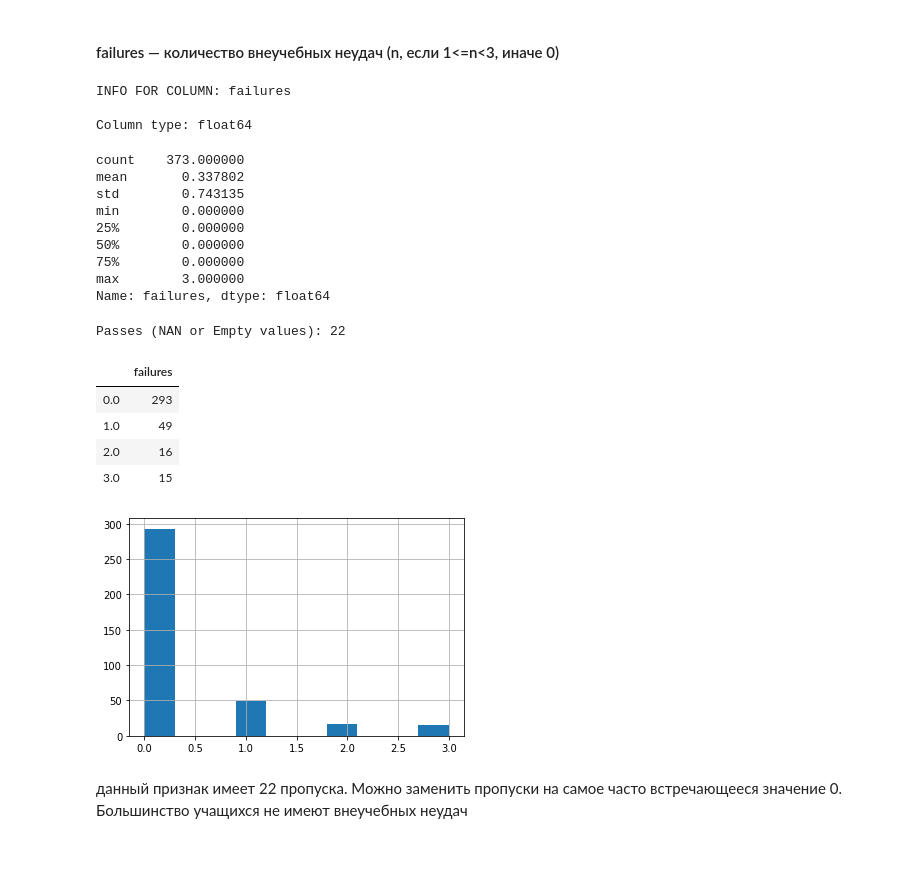
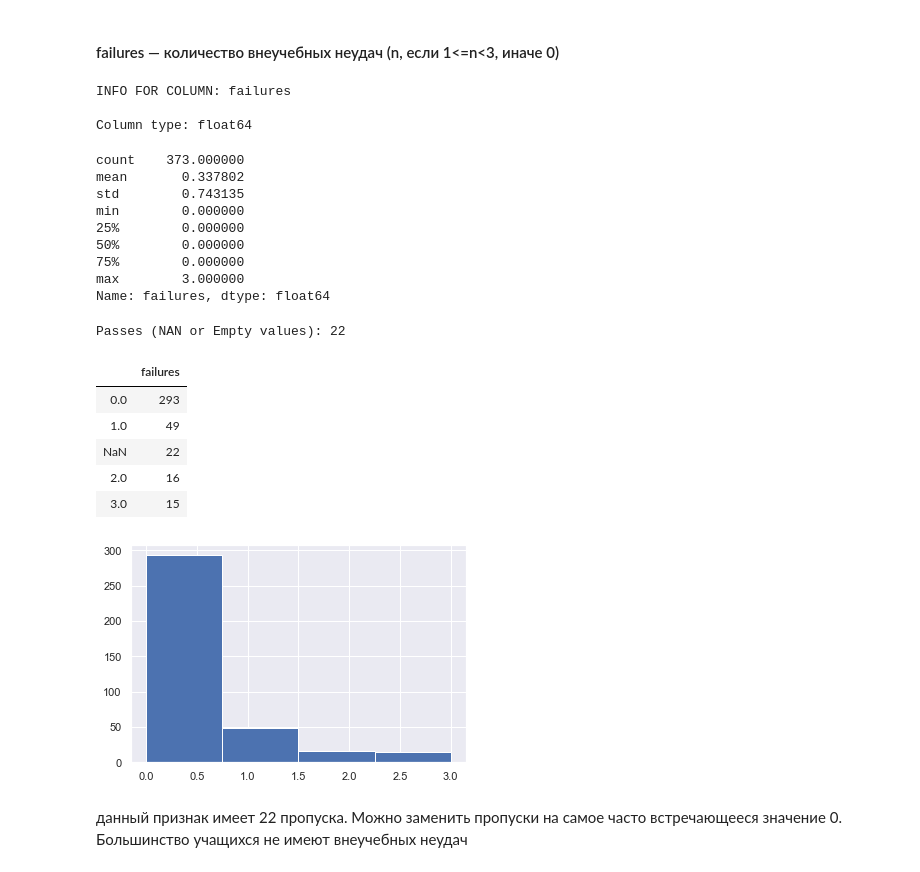
Before and after one commit to pikcher56/skillfactory_rds, a Jupyter notebook: sf_module_2/EDA_module_2.ipynb, the cells around one changed output. Drawn from its saved outputs; the diff is of its cells as text; code cells hidden in the pictures.

```diff
--- a/sf_module_2/EDA_module_2.ipynb
+++ b/sf_module_2/EDA_module_2.ipynb
@@ -338,0 +382,3 @@ sns.boxplot(x='Medu', y='score', data=df)
+# %%
+df['Medu'] = df['Medu'].fillna(df['Medu'].median())
+show_column_info(df, 'Medu', bins=5)
@@ -491,0 +604,3 @@ Passes (NAN or Empty values): 17
+# %%
+df['reason'] = df.apply(lambda x: 'home' if x['traveltime'] == 1.0 else x['reason'], axis=1)
+show_column_info(df, 'reason')
@@ -511,3 +645,6 @@ Passes (NAN or Empty values): 31
 [figure]
 # %% [markdown]
 данный признак имеет 31 пропуск. Можно заменить эти пропускт на самое часто встречающееся значение mother
+# %%
+df['guardian'] = df['guardian'].fillna(df['guardian'].mode()[0])
+show_column_info(df, 'guardian')
@@ -542,3 +696,6 @@ Passes (NAN or Empty values): 28
 ##### варианты для заполнения пропусков
 # %% [markdown]
 можно поступить от обратного как с признаом address. Если учащийся живёт в городе, то установить значение 2, если за городом, то 4. также можно еще смотреть на признак reason, если он равен home, то для городских установить значение 1, а для тех кто за городом 3
+# %%
+df['traveltime'] = df.apply(lambda x: fill_traveltime(x), axis=1)
+show_column_info(df, 'traveltime', bins=4)
@@ -579,27 +769,28 @@ sns.boxplot(x='studytime', y='score', data=df)
 # %% [markdown]
 #### failures — количество внеучебных неудач (n, если 1<=n<3, иначе 0)
 # %%
-show_column_info(df, 'failures')
+show_column_info(df, 'failures', bins=4)
 # %% [output]
 INFO FOR COLUMN: failures
 
 Column type: float64
 count    373.000000
 mean       0.337802
 std        0.743135
 min        0.000000
 25%        0.000000
 50%        0.000000
 75%        0.000000
 max        3.000000
 Name: failures, dtype: float64
 Passes (NAN or Empty values): 22
 |  | failures |
 | 0.0 | 293 |
 | 1.0 | 49 |
+| NaN | 22 |
 | 2.0 | 16 |
 | 3.0 | 15 |
-[figure, old version]
+[figure, new version]
 # %% [markdown]
 данный признак имеет 22 пропуска. Можно заменить пропуски на самое часто встречающееся значение 0. Большинство учащихся не имеют внеучебных неудач
 # %% [markdown]
```
Also changed, not shown: parts of 62 cells of this notebook, 3 other files.
